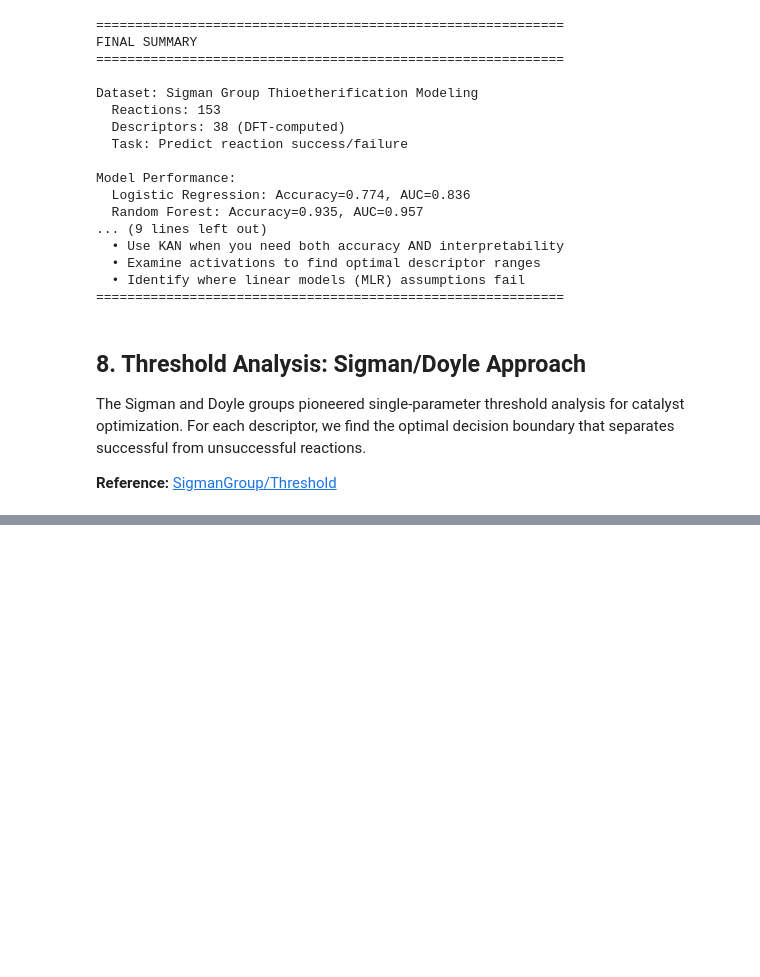
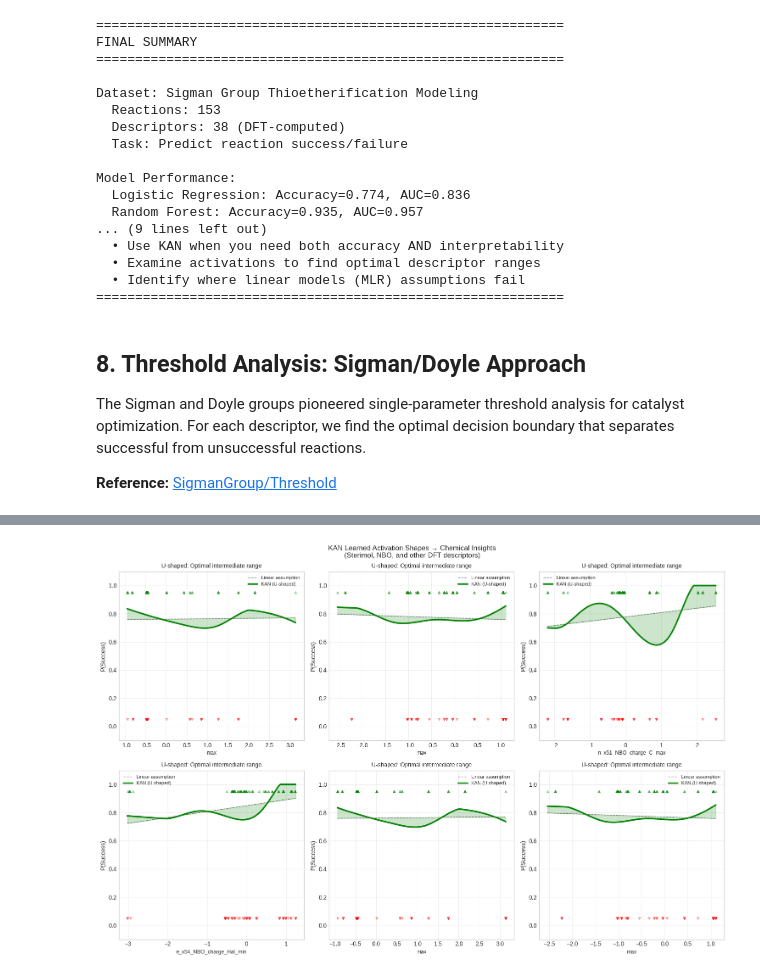
Before and after one commit to gabegomes/pycse, a Jupyter notebook: src/pycse/examples/KAN_vs_MLR_Sigman_Descriptors.ipynb, the cells around one changed output, grey strips where cells are left out. Cells and saved outputs as stored; diff of their text form; code cells hidden in the pictures; blank space fills up the shorter version.

```diff
--- a/src/pycse/examples/KAN_vs_MLR_Sigman_Descriptors.ipynb
+++ b/src/pycse/examples/KAN_vs_MLR_Sigman_Descriptors.ipynb
@@ -1271,0 +968,58 @@ The Sigman and Doyle groups pioneered single-parameter threshold analysis for ca
+# %%
+# Visualize activation shapes for most nonlinear Sterimol and NBO features
+# Focus on chemically meaningful descriptors
+sterimol_features = [f for f in analysis_df['Feature'] if 'Sterimol' in f][:2]
+nbo_features = [f for f in analysis_df['Feature'] if 'NBO' in f][:2]
+other_features = analysis_df.head(4)['Feature'].tolist()[:2]
+plot_features = sterimol_features + nbo_features + other_features
+
+fig, axes = plt.subplots(2, 3, figsize=(15, 10))
+axes = axes.flatten()
+
+shape_colors = {
+    'Linear': 'gray', 'Sigmoidal': 'blue', 'Threshold': 'orange',
+    'U-shaped': 'green', 'Saturating': 'purple', 'Complex': 'red',
+    'Constant': 'black'
+}
+
+for ax, feat_name in zip(axes, plot_features[:6]):
+    idx = desc_cols.index(feat_name)
+
+    x_range = np.linspace(X_scaled[:, idx].min(), X_scaled[:, idx].max(), 100)
+    X_temp = np.tile(X_scaled.mean(axis=0), (100, 1))
+    X_temp[:, idx] = x_range
+    y_pred = np.clip(kan.predict(X_temp), 0, 1)
+
+    # Linear fit with error handling
+    try:
+        if y_pred.std() < 1e-8:
+            y_linear = np.full_like(y_pred, y_pred.mean())
+        else:
+            linear_fit = np.polyfit(x_range, y_pred, 1)
+            y_linear = np.polyval(linear_fit, x_range)
+    except:
+        y_linear = np.full_like(y_pred, y_pred.mean())
+
+    shape = analysis_df[analysis_df['Feature'] == feat_name]['Shape'].values[0]
+    interp = analysis_df[analysis_df['Feature'] == feat_name]['Interpretation'].values[0]
+
+    ax.plot(x_range, y_linear, 'k--', alpha=0.5, linewidth=1, label='Linear assumption')
+    ax.plot(x_range, y_pred, color=shape_colors.get(shape, 'blue'), linewidth=2.5, label=f'KAN ({shape})')
+    ax.fill_between(x_range, y_linear, y_pred, alpha=0.2, color=shape_colors.get(shape, 'blue'))
+
+    # Add data points
+    ax.scatter(X_scaled[y == 1, idx], np.ones(sum(y == 1)) * 0.95, alpha=0.3, s=15, c='green', marker='^')
+    ax.scatter(X_scaled[y == 0, idx], np.zeros(sum(y == 0)) + 0.05, alpha=0.3, s=15, c='red', marker='v')
+
+    ax.set_xlabel(feat_name.split('_')[-1] if len(feat_name) > 30 else feat_name, fontsize=9)
+    ax.set_ylabel('P(Success)')
+    ax.set_title(f'{shape}: {interp}', fontsize=10)
+    ax.legend(fontsize=8)
+    ax.grid(True, alpha=0.3)
+    ax.set_ylim(-0.1, 1.1)
+
+plt.suptitle('KAN Learned Activation Shapes → Chemical Insights\n(Sterimol, NBO, and other DFT descriptors)', fontsize=12)
+plt.tight_layout()
+plt.show()
+# %% [output]
+[figure, added]
```
Also changed, not shown: parts of 37 cells of this notebook, 1 other file.
